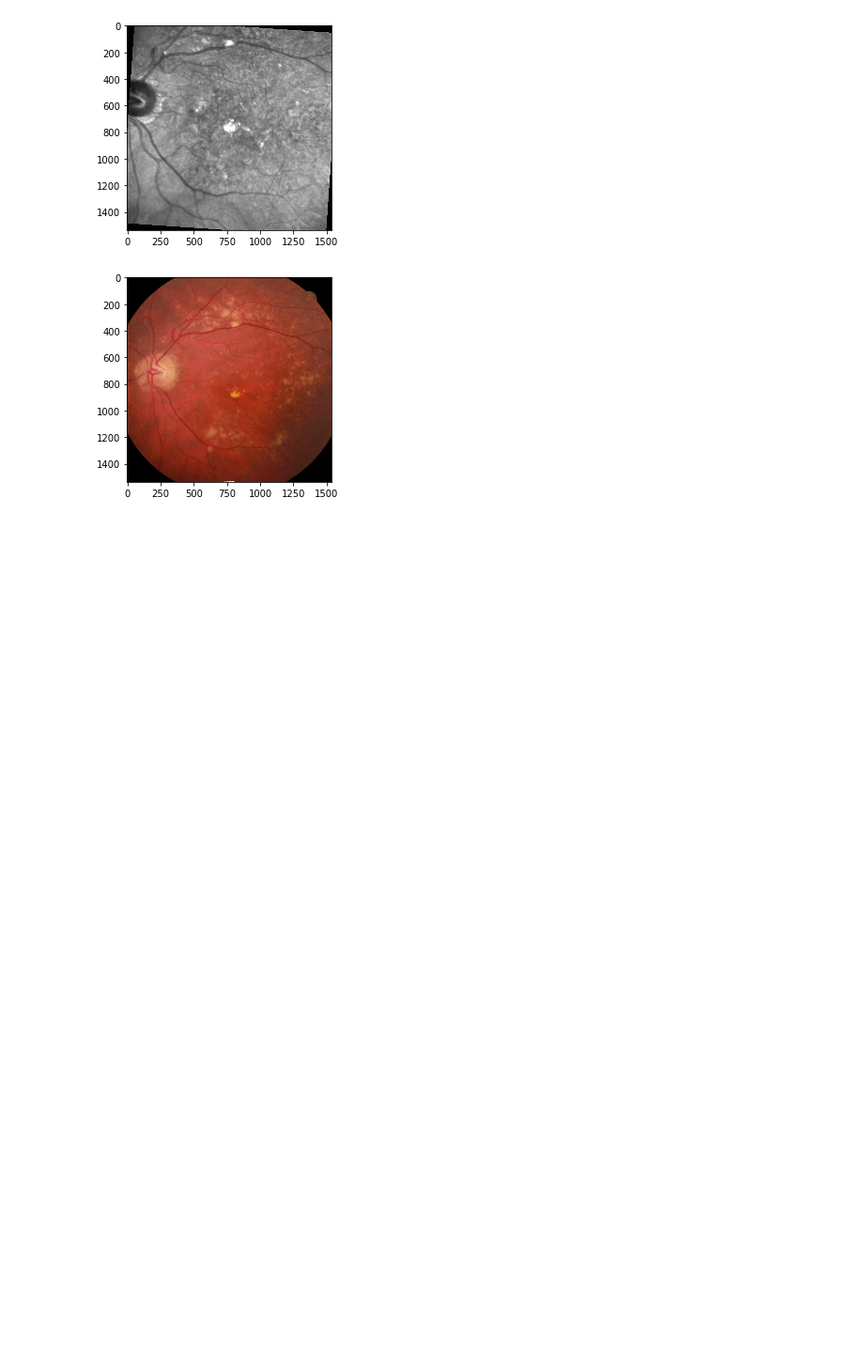
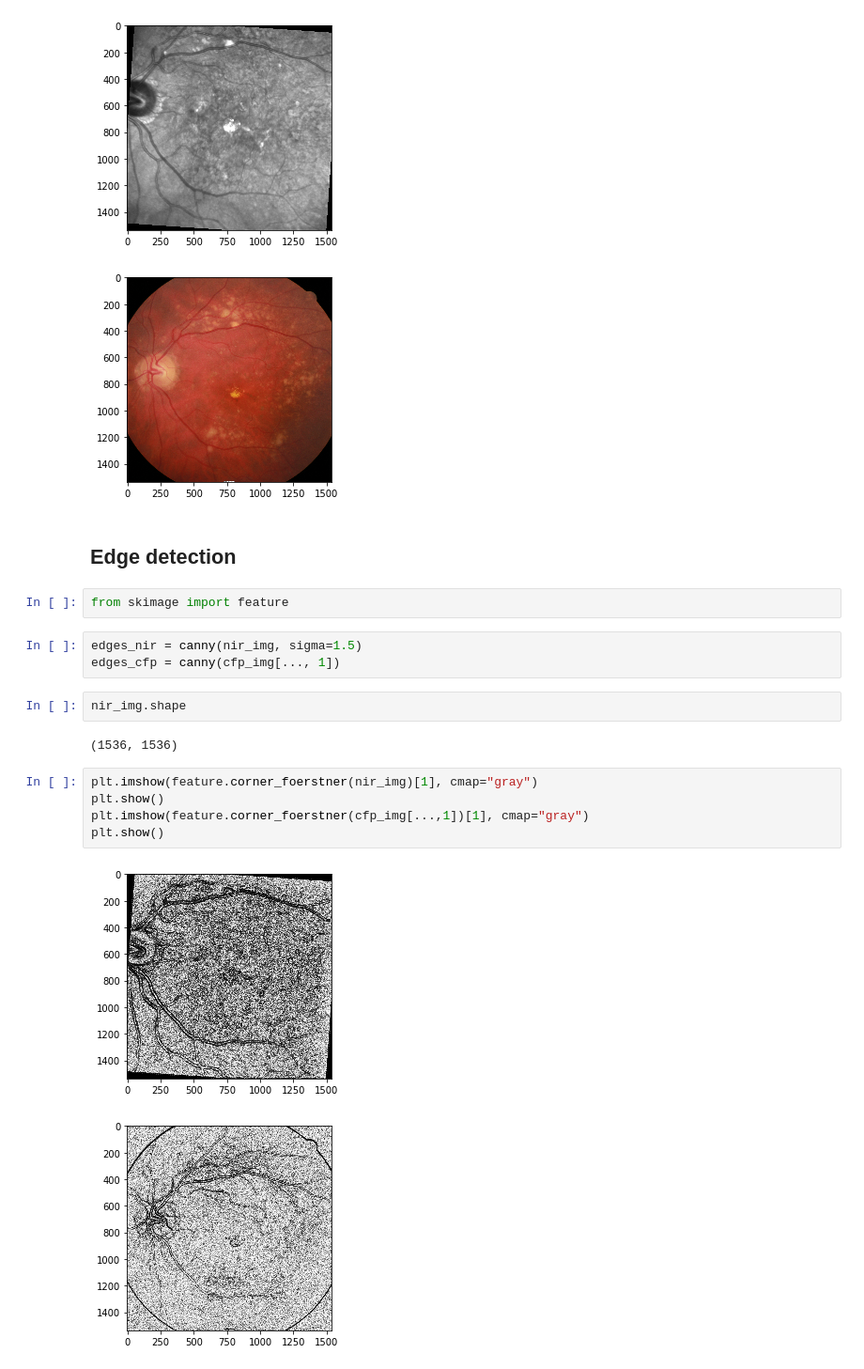
Before and after one commit to MedVisBonn/eyepy, a Jupyter notebook: notebooks/NIR_CFP_registration.ipynb, the cells around one changed output. Shown at 94% size. Drawn from its saved outputs; the diff is of its cells as text; blank space fills up the shorter version.

```diff
--- a/notebooks/NIR_CFP_registration.ipynb
+++ b/notebooks/NIR_CFP_registration.ipynb
@@ -53,3 +47,22 @@ plt.show()
 # %% [output]
 [figure]
 [figure]
+# %% [markdown]
+## Edge detection
+# %%
+from skimage import feature
+# %%
+edges_nir = canny(nir_img, sigma=1.5)
+edges_cfp = canny(cfp_img[..., 1])
+# %%
+nir_img.shape
+# %% [output]
+(1536, 1536)
+# %%
+plt.imshow(feature.corner_foerstner(nir_img)[1], cmap="gray")
+plt.show()
+plt.imshow(feature.corner_foerstner(cfp_img[...,1])[1], cmap="gray")
+plt.show()
+# %% [output]
+[figure, added]
+[figure, added]
```
Also changed, not shown: parts of 44 cells of this notebook, 7 other files.
